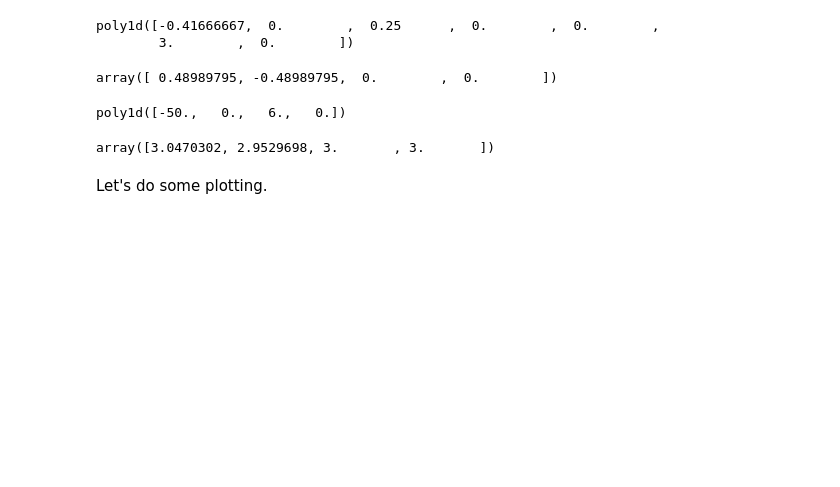
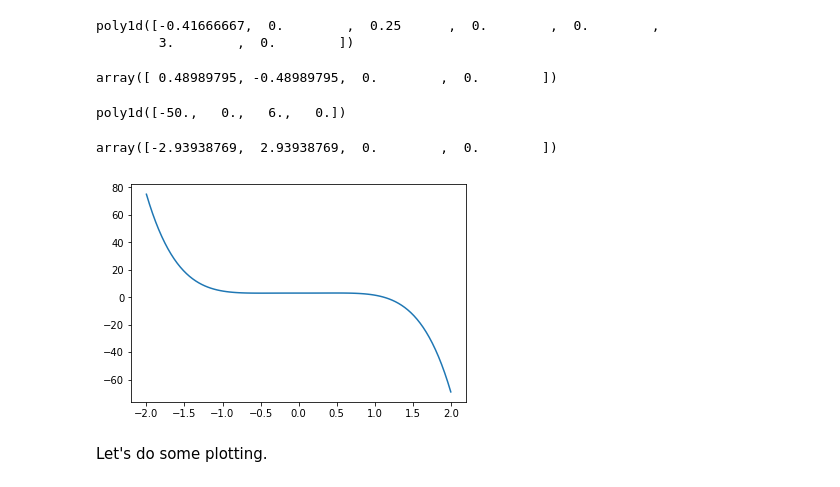
Before and after one commit to bozso/python_course, a Jupyter notebook: notebooks/scipy.ipynb, the cells around one changed output. Saved outputs shown, nothing was run; the diff lists cells and outputs as text; code cells hidden in the pictures; blank space fills up the shorter version.

```diff
--- a/notebooks/scipy.ipynb
+++ b/notebooks/scipy.ipynb
@@ -65,9 +240,15 @@ poly.deriv().deriv()
 # %% [output]
 poly1d([-50.,   0.,   6.,   0.])
 # %%
-poly(roots)
+g(roots)
 # %% [output]
-array([3.0470302, 2.9529698, 3.       , 3.       ])
+array([-2.93938769,  2.93938769,  0.        ,  0.        ])
+# %%
+x = np.r_[-2.0:2.0:100j]
+# %%
+plt.plot(x, poly(x));
+# %% [output]
+[figure, added]
 # %% [markdown]
 Let's do some plotting.
 # %%
```
Also changed, not shown: parts of 41 cells of this notebook, 1 other file.
